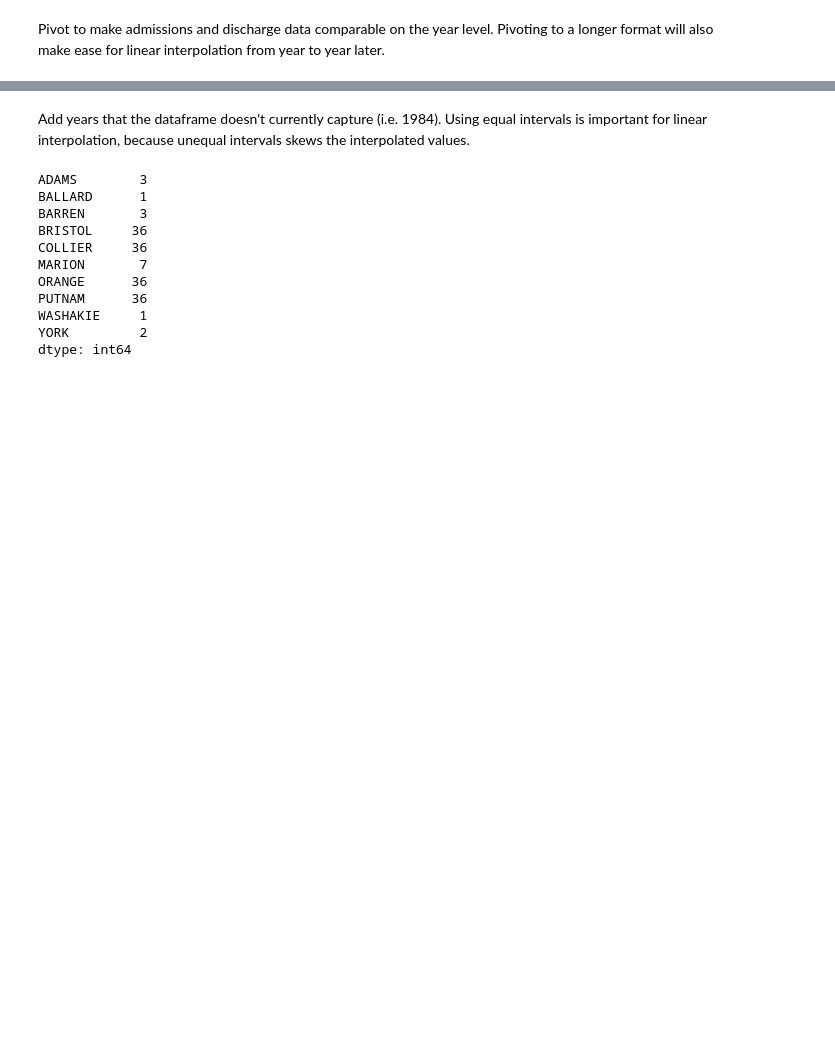
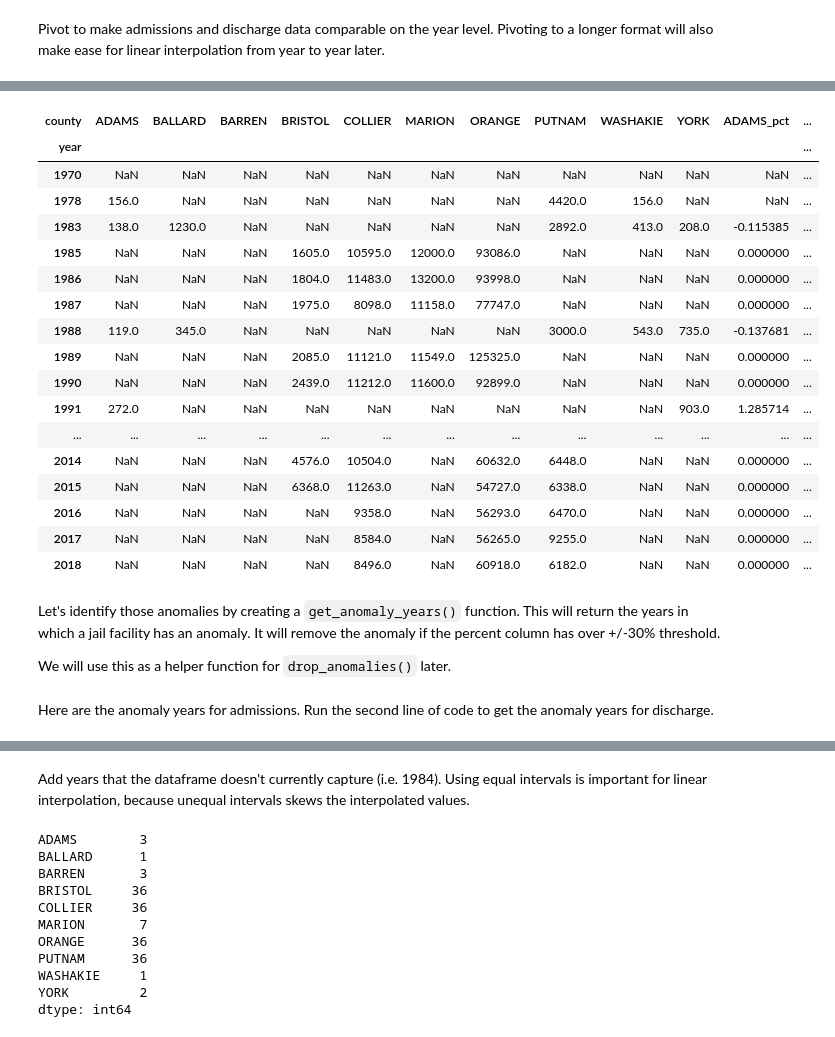
Before and after one commit to albertyusun/VeraInterview, a Jupyter notebook: clean.ipynb, the cells around one changed output, grey strips where cells are left out. Cells and saved outputs as stored; diff of their text form; code cells hidden in the pictures; blank space fills up the shorter version.

```diff
--- a/clean.ipynb
+++ b/clean.ipynb
@@ -83,0 +88,3 @@ df = df.drop(columns=['admissions_day', 'admissions_week', 'discharge_week', 'di
+# %%
+df
+df['admissions_year'] = np.where(df.admissions_year.isnull(), df.admissions_week * 52, df.admissions_year)
@@ -171,0 +143,40 @@ df_pivoted
+# %%
+def get_pct_change(df_pivoted, column):
+    '''
+    Returns longer version of data set to allow for percentage change analysis (to find anomalies)
+
+    Specify column (i.e. admissions_year, discharge_year) to choose value to pivot and get percentages of
+    '''
+    # join the percentages data set with the original df dataset, which includes the percent changes:
+    df_pivoted = (df_pivoted[column].join(df_pivoted[column]
+                                    .pct_change(fill_method='ffill'), rsuffix='_pct'))
+
+    return df_pivoted
+
+df_pivoted_a = get_pct_change(df_pivoted, 'admissions_year')
+df_pivoted_d = get_pct_change(df_pivoted, 'discharge_year')
+
+df_pivoted_a
+# %% [output]
+| county | ADAMS | BALLARD | BARREN | BRISTOL | COLLIER | MARION | ORANGE | PUTNAM | WASHAKIE | YORK | ADAMS_pct | ... |
+| year |  |  |  |  |  |  |  |  |  |  |  | ... |
+| 1970 | NaN | NaN | NaN | NaN | NaN | NaN | NaN | NaN | NaN | NaN | NaN | ... |
+| 1978 | 156.0 | NaN | NaN | NaN | NaN | NaN | NaN | 4420.0 | 156.0 | NaN | NaN | ... |
+| 1983 | 138.0 | 1230.0 | NaN | NaN | NaN | NaN | NaN | 2892.0 | 413.0 | 208.0 | -0.115385 | ... |
+| 1985 | NaN | NaN | NaN | 1605.0 | 10595.0 | 12000.0 | 93086.0 | NaN | NaN | NaN | 0.000000 | ... |
+| 1986 | NaN | NaN | NaN | 1804.0 | 11483.0 | 13200.0 | 93998.0 | NaN | NaN | NaN | 0.000000 | ... |
+| 1987 | NaN | NaN | NaN | 1975.0 | 8098.0 | 11158.0 | 77747.0 | NaN | NaN | NaN | 0.000000 | ... |
+| 1988 | 119.0 | 345.0 | NaN | NaN | NaN | NaN | NaN | 3000.0 | 543.0 | 735.0 | -0.137681 | ... |
+| 1989 | NaN | NaN | NaN | 2085.0 | 11121.0 | 11549.0 | 125325.0 | NaN | NaN | NaN | 0.000000 | ... |
+| 1990 | NaN | NaN | NaN | 2439.0 | 11212.0 | 11600.0 | 92899.0 | NaN | NaN | NaN | 0.000000 | ... |
+| 1991 | 272.0 | NaN | NaN | NaN | NaN | NaN | NaN | NaN | NaN | 903.0 | 1.285714 | ... |
+| ... | ... | ... | ... | ... | ... | ... | ... | ... | ... | ... | ... | ... |
+| 2014 | NaN | NaN | NaN | 4576.0 | 10504.0 | NaN | 60632.0 | 6448.0 | NaN | NaN | 0.000000 | ... |
+| 2015 | NaN | NaN | NaN | 6368.0 | 11263.0 | NaN | 54727.0 | 6338.0 | NaN | NaN | 0.000000 | ... |
+| 2016 | NaN | NaN | NaN | NaN | 9358.0 | NaN | 56293.0 | 6470.0 | NaN | NaN | 0.000000 | ... |
+| 2017 | NaN | NaN | NaN | NaN | 8584.0 | NaN | 56265.0 | 9255.0 | NaN | NaN | 0.000000 | ... |
+| 2018 | NaN | NaN | NaN | NaN | 8496.0 | NaN | 60918.0 | 6182.0 | NaN | NaN | 0.000000 | ... |
+# %% [markdown]
+Let's identify those anomalies by creating a `get_anomaly_years()` function. This will return the years in which a jail facility has an anomaly. It will remove the anomaly if the percent column has over +/-30% threshold.
+
+We will use this as a helper function for `drop_anomalies()` later.
@@ -171,0 +198,2 @@ df_pivoted
+# %% [markdown]
+Here are the anomaly years for admissions. Run the second line of code to get the anomaly years for discharge.
```
Also changed, not shown: parts of 49 cells of this notebook, 1 other file.
